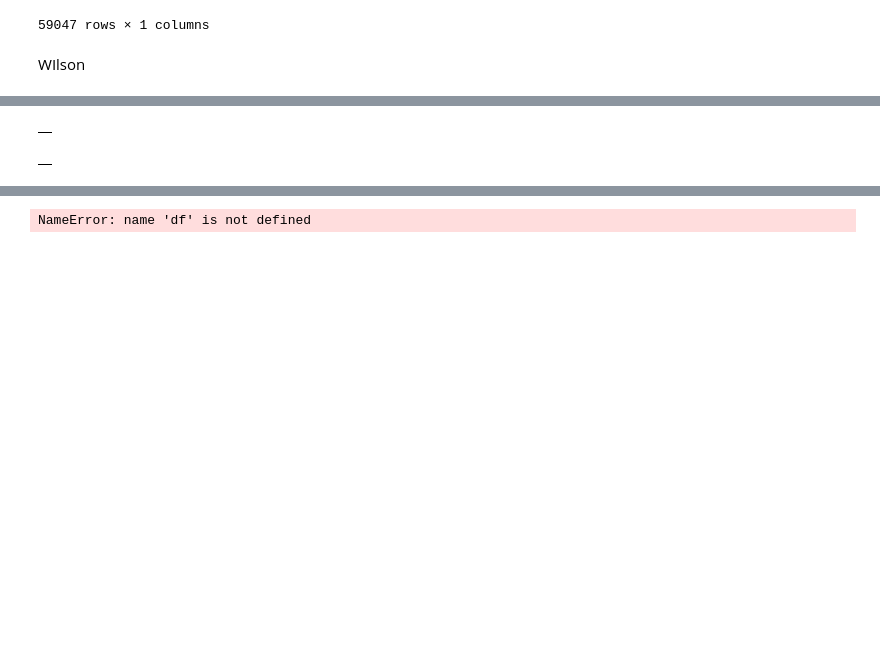
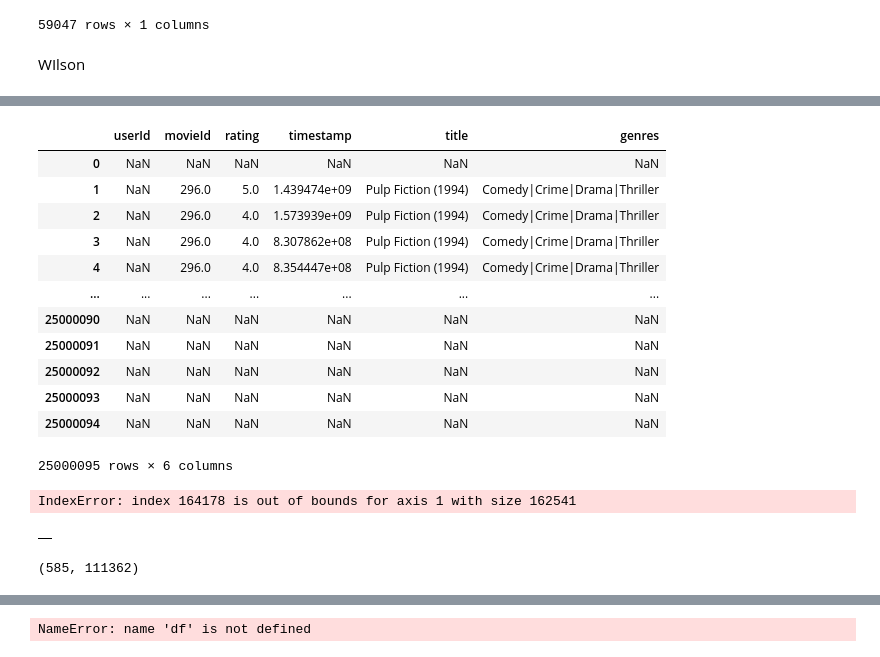
Before and after one commit to vincentlewi/import-group_name, a Jupyter notebook: backend/test.ipynb, the cells around one changed output, grey strips where cells are left out. Drawn from its saved outputs; the diff is of its cells as text; code cells hidden in the pictures; blank space fills up the shorter version.

```diff
--- a/backend/test.ipynb
+++ b/backend/test.ipynb
@@ -91,3 +265,27 @@ WIlson
+# %%
+df[df.groupby('userId').count() > 20]
+# %% [output]
+|  | userId | movieId | rating | timestamp | title | genres |
+| 0 | NaN | NaN | NaN | NaN | NaN | NaN |
+| 1 | NaN | 296.0 | 5.0 | 1.439474e+09 | Pulp Fiction (1994) | Comedy|Crime|Drama|Thriller |
+| 2 | NaN | 296.0 | 4.0 | 1.573939e+09 | Pulp Fiction (1994) | Comedy|Crime|Drama|Thriller |
+| 3 | NaN | 296.0 | 4.0 | 8.307862e+08 | Pulp Fiction (1994) | Comedy|Crime|Drama|Thriller |
+| 4 | NaN | 296.0 | 4.0 | 8.354447e+08 | Pulp Fiction (1994) | Comedy|Crime|Drama|Thriller |
+| ... | ... | ... | ... | ... | ... | ... |
+| 25000090 | NaN | NaN | NaN | NaN | NaN | NaN |
+| 25000091 | NaN | NaN | NaN | NaN | NaN | NaN |
+| 25000092 | NaN | NaN | NaN | NaN | NaN | NaN |
+| 25000093 | NaN | NaN | NaN | NaN | NaN | NaN |
+| 25000094 | NaN | NaN | NaN | NaN | NaN | NaN |
+25000095 rows × 6 columns
+# %%
+n_users = df.userId.unique().shape[0]
+n_movies = df.userId.unique().shape[0]
+matrix = np.zeros((n_users, n_movies))
+for line in ratings.itertuples():
+    matrix[line[1]-1, line[2]-1] = line[3]
+# %% [output]
+IndexError: index 164178 is out of bounds for axis 1 with size 162541
 # %%
 user = df[df.userId == 585]
 user = csr_matrix((user['rating'].astype(int), (user['userId'].astype(int)-1, user['movieId'].astype(int)-1)))
@@ -96,7 +294,7 @@ correlation = df.T.corr()
 correlation.head()
 # %% [output]
 |  |
-# %%
-correlation
-# %% [output]
-|  |
+# %%
+user.shape
+# %% [output]
+(585, 111362)
```
Also changed, not shown: parts of 18 cells of this notebook.
